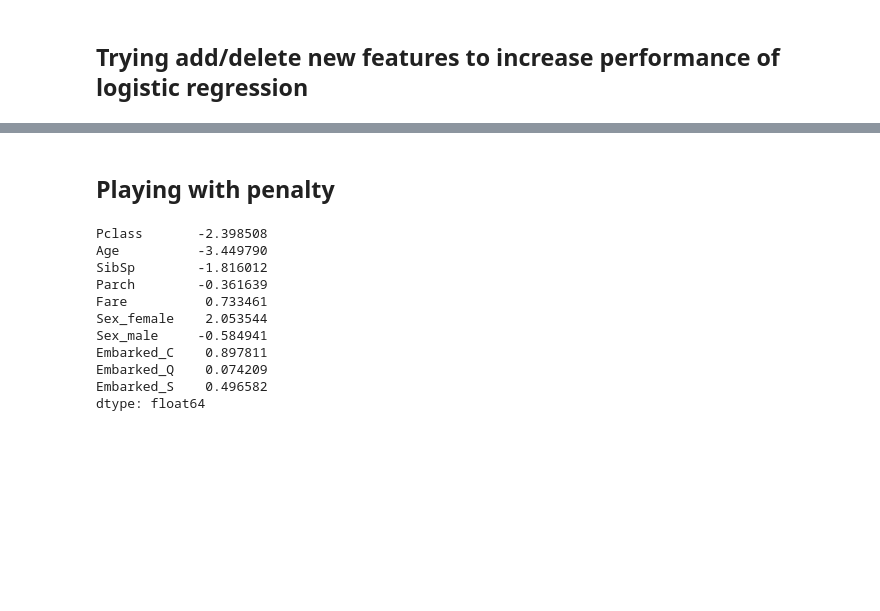
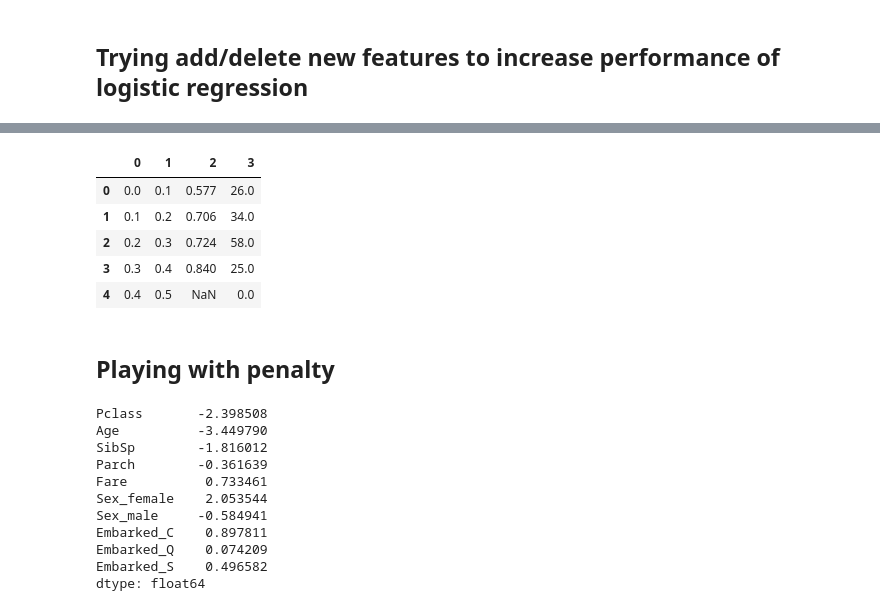
Before and after one commit to VsevolodKozlov-git/kaggle-titanic-competition, a Jupyter notebook: main.ipynb, the cells around one changed output, grey strips where cells are left out. Drawn from its saved outputs; the diff is of its cells as text; code cells hidden in the pictures; blank space fills up the shorter version.

```diff
--- a/main.ipynb
+++ b/main.ipynb
@@ -198,0 +166,4 @@ test_model = display_estimator_result(test_df.to_numpy(), y, C=0.01)
+# %%
+prob = pd.DataFrame(model_without_sex.predict_proba(X_test_without_sex))
+prob['prediction_true'] = y_test_without_sex == np.argmax(prob.to_numpy(), axis=1)
+prob.head()
@@ -199,3 +177,26 @@ test_model = display_estimator_result(test_df.to_numpy(), y, C=0.01)
+# %%
+def find_error_in_prob_range(df, low, up):
+    deviation = np.abs(df.iloc[:, 0] - 0.5)
+    delta_deviation_mask = ((low < deviation) &
+                            (up > deviation))
+    mask_size = np.sum(delta_deviation_mask)
+    prediction_results = prob.loc[delta_deviation_mask, 'prediction_true']
+    return np.sum(prediction_results) / mask_size, mask_size
+# %%
+results = []
+for low in np.linspace(0, 0.4, 5):
+    low = round(low, 1)
+    up = round(low + 0.1, 1)
+    err = np.round(find_error_in_prob_range(prob, low, up), 3)
+    results.append([low, up, *err])
+pd.DataFrame(results)
+# %% [output]
+|  | 0 | 1 | 2 | 3 |
+| 0 | 0.0 | 0.1 | 0.577 | 26.0 |
+| 1 | 0.1 | 0.2 | 0.706 | 34.0 |
+| 2 | 0.2 | 0.3 | 0.724 | 58.0 |
+| 3 | 0.3 | 0.4 | 0.840 | 25.0 |
+| 4 | 0.4 | 0.5 | NaN | 0.0 |
 # %% [markdown]
 ## Playing with penalty
 # %%
```
Also changed, not shown: parts of 54 cells of this notebook, 3 other files.
